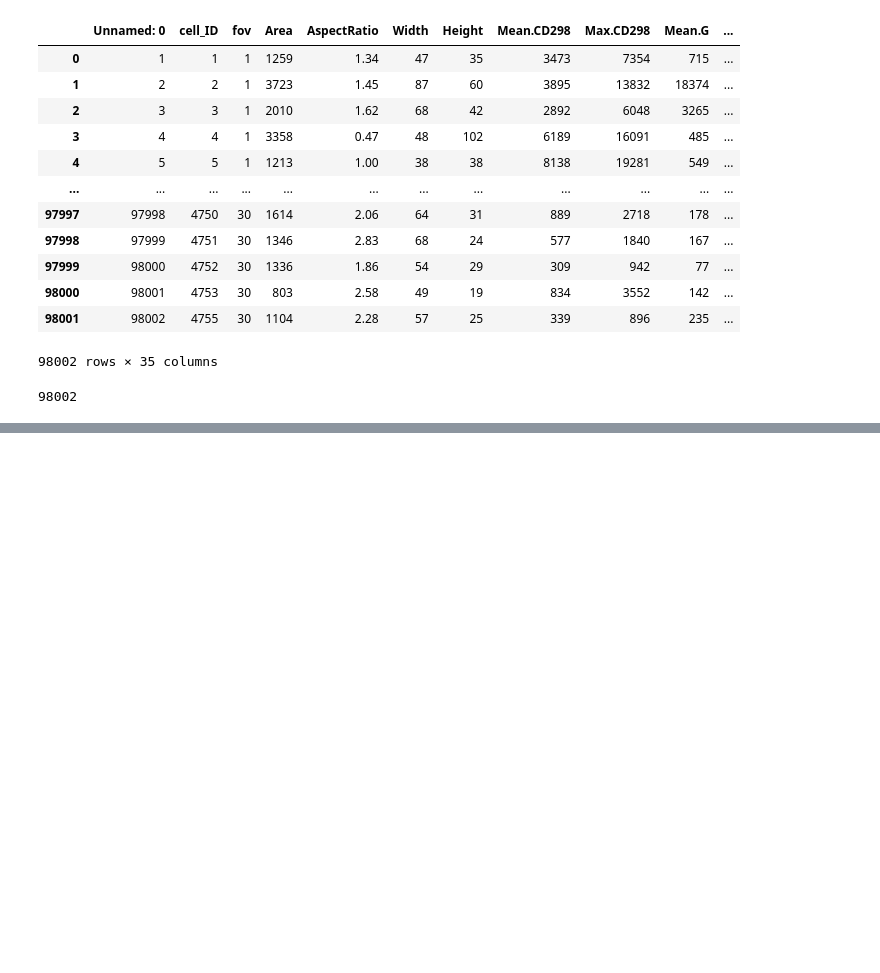
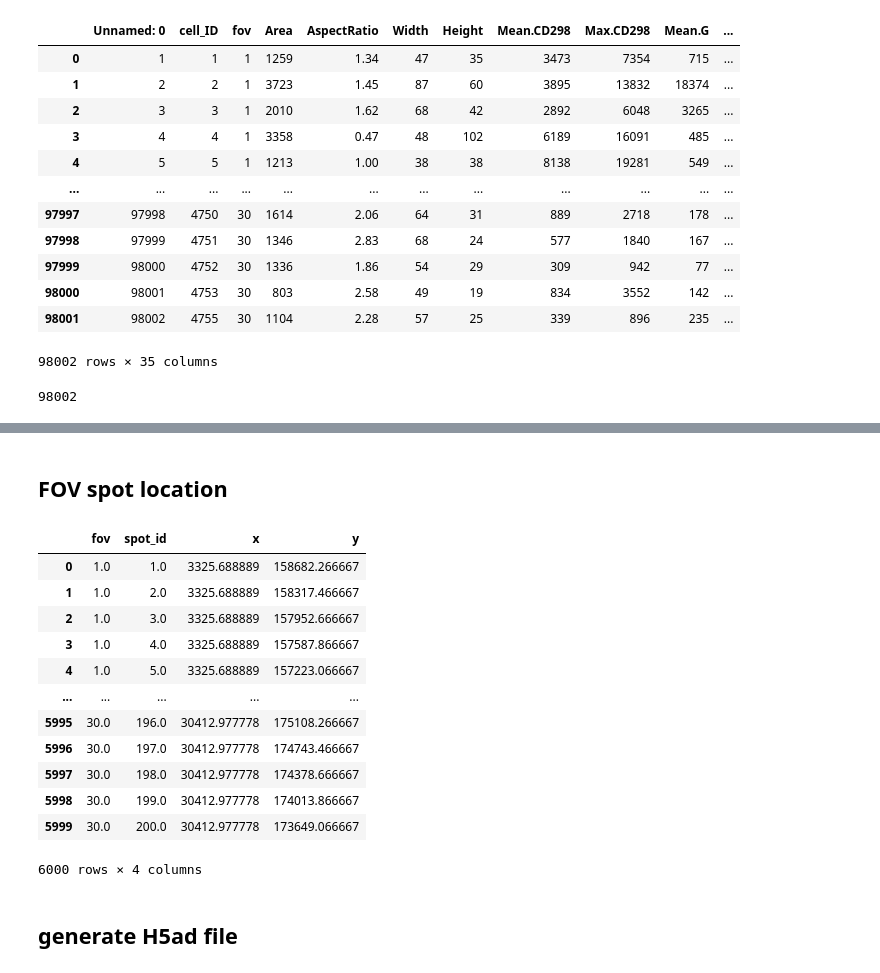
Before and after one commit to OmicsML/SpatialCTD, a Jupyter notebook: pseudo_spot_generation/lung/Lung5_Rep1_generate.ipynb, the cells around one changed output, grey strips where cells are left out. Drawn from its saved outputs; the diff is of its cells as text; code cells hidden in the pictures; blank space fills up the shorter version.

```diff
--- a/pseudo_spot_generation/lung/Lung5_Rep1_generate.ipynb
+++ b/pseudo_spot_generation/lung/Lung5_Rep1_generate.ipynb
@@ -1928,10 +319,0 @@ final_output_filered_genes.to_csv('../Lung5_Rep1/Lung5_Rep1-Flat_files_and_image
-# %%
-cell_type_dic = {}
-for i in range(final_output_filered_genes.shape[0]):
-    if final_output_filered_genes.iloc[i]["fov"] == 30:
-        cell_type = final_output_filered_genes.iloc[i]["cell_type"]
-        if cell_type not in cell_type_dic:
-            cell_type_dic[cell_type] = 1
-        else:
-            cell_type_dic[cell_type] += 1
-cell_type_dic
@@ -1958,0 +398,51 @@ cell_type_dic
+# %% [markdown]
+## FOV spot location
+# %%
+def get_spot_x_y_range(x_global_px, y_global_px, fov_id, fov_spot_coordinates):
+    fov_length = 5472
+    fov_width = 3648
+    x_l = x_global_px
+    y_l = y_global_px
+    x_h = x_l + fov_length
+    y_h = y_l + fov_width
+
+    for i in range(1, 21):  # 20
+        for j in range(1, 11):  # 10
+            spot_id = (i - 1) * 10 + j
+            x = x_l + (5472 / 40.0) * 1 + (5472 / 20.0) * (i - 1)
+            y = y_h - (3648 / 20.0) * 1 - (3648 / 10.0) * (j - 1)
+            fov_spot_coordinates = fov_spot_coordinates.append(
+                {'fov': fov_id, 'spot_id': spot_id, 'x': x, 'y': y},
+                ignore_index=True
+            )
+
+    fov_spot_coordinates['x'] = fov_spot_coordinates['x']
+    fov_spot_coordinates['y'] = fov_spot_coordinates['y']
+
+    # fov_spot_coordinates['x'] = fov_spot_coordinates['x'] * 0.18 * 1e-4
+    # fov_spot_coordinates['y'] = fov_spot_coordinates['y'] * 0.18 * 1e-4
+
+    return fov_spot_coordinates
+# %%
+fov_spot_coordinates = pd.DataFrame(columns = ['fov', 'spot_id', 'x', 'y'])
+for fov_id in fov_lst:
+    x_px = fov_position[fov_position['fov']==fov_id]["x_global_px"].values[0]
+    y_px = fov_position[fov_position['fov']==fov_id]["y_global_px"].values[0]
+    fov_spot_coordinates = get_spot_x_y_range(x_px, y_px, fov_id, fov_spot_coordinates)
+fov_spot_coordinates
+# %% [output]
+|  | fov | spot_id | x | y |
+| 0 | 1.0 | 1.0 | 3325.688889 | 158682.266667 |
+| 1 | 1.0 | 2.0 | 3325.688889 | 158317.466667 |
+| 2 | 1.0 | 3.0 | 3325.688889 | 157952.666667 |
+| 3 | 1.0 | 4.0 | 3325.688889 | 157587.866667 |
+| 4 | 1.0 | 5.0 | 3325.688889 | 157223.066667 |
+| ... | ... | ... | ... | ... |
+| 5995 | 30.0 | 196.0 | 30412.977778 | 175108.266667 |
+| 5996 | 30.0 | 197.0 | 30412.977778 | 174743.466667 |
+| 5997 | 30.0 | 198.0 | 30412.977778 | 174378.666667 |
+| 5998 | 30.0 | 199.0 | 30412.977778 | 174013.866667 |
+| 5999 | 30.0 | 200.0 | 30412.977778 | 173649.066667 |
+6000 rows × 4 columns
+# %% [markdown]
+## generate H5ad file
```
Also changed, not shown: parts of 152 cells of this notebook, 7 other files.
